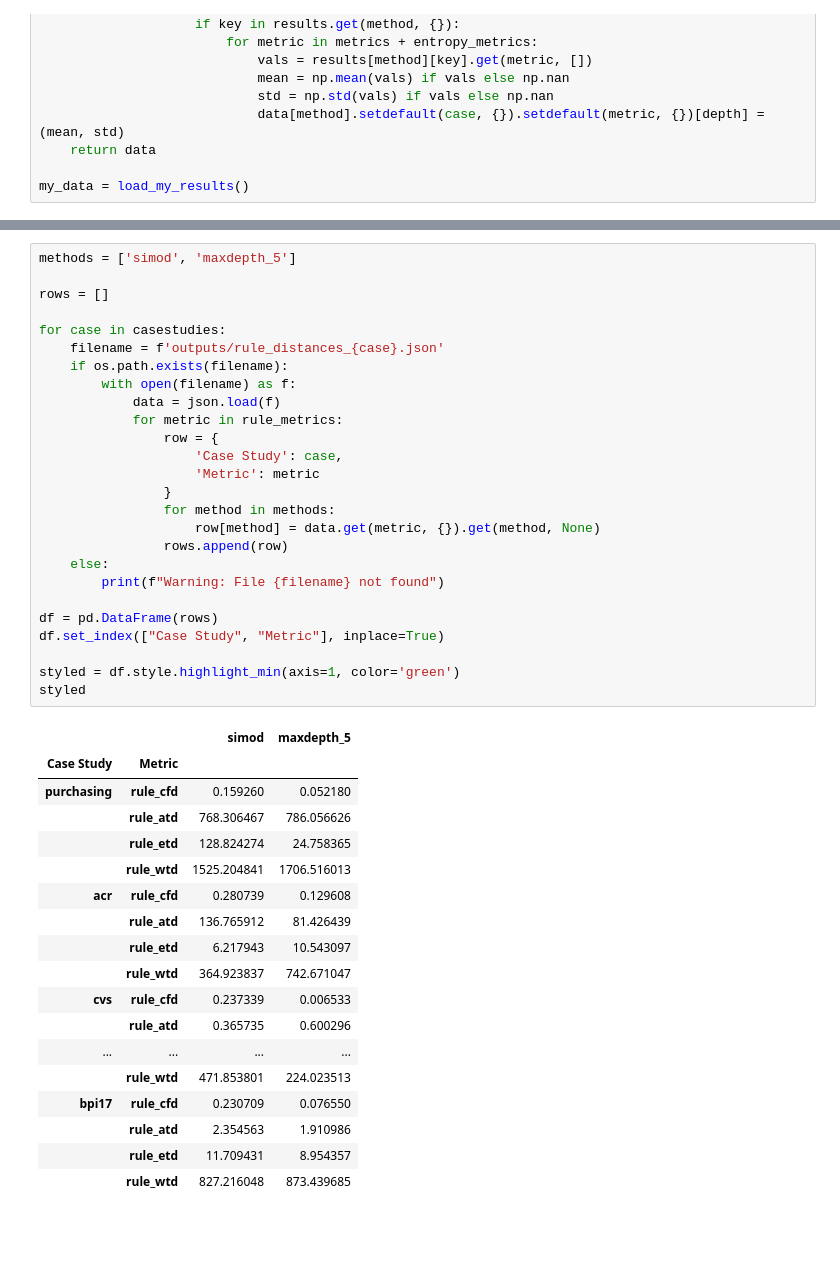
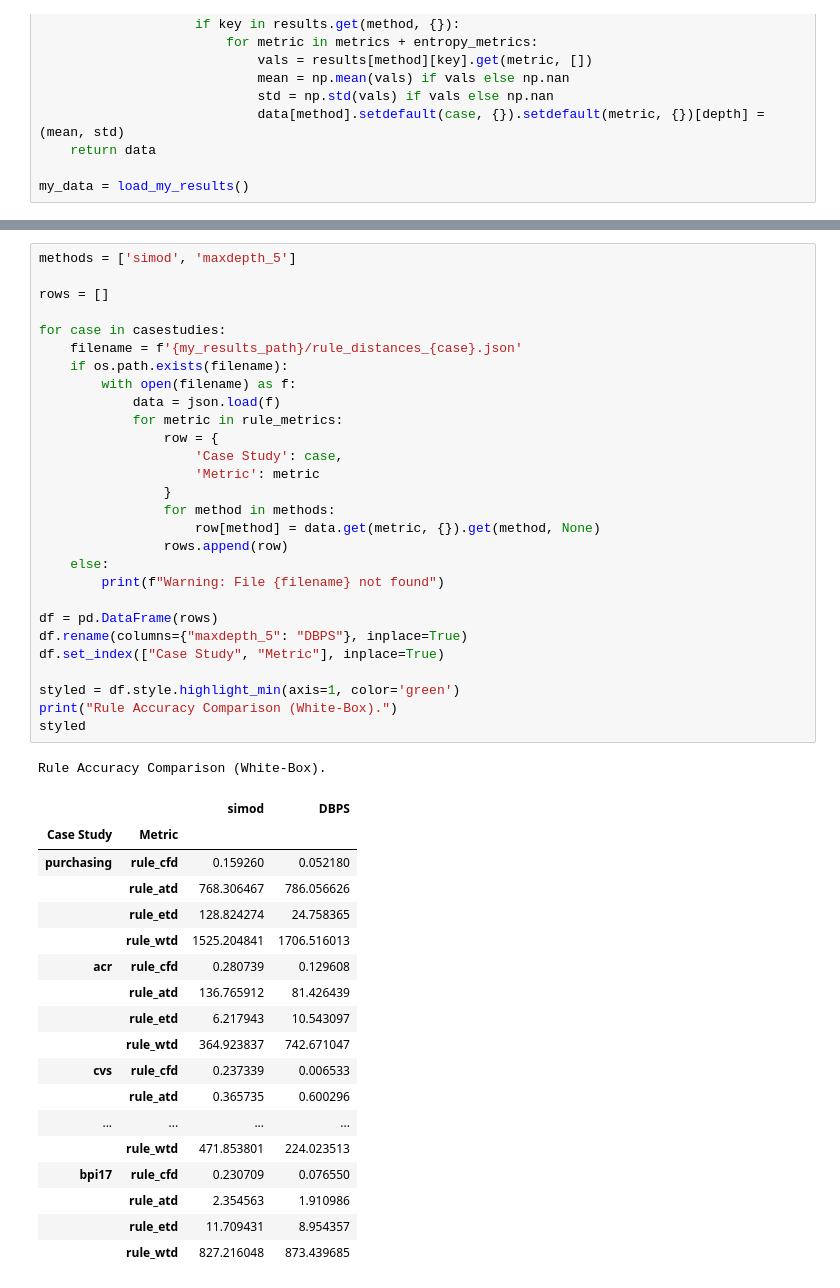
Before and after one commit to franvinci/prosit, a Jupyter notebook: analysis.ipynb, the cells around one changed output, grey strips where cells are left out. Saved outputs shown, nothing was run; the diff lists cells and outputs as text; blank space fills up the shorter version.

```diff
--- a/analysis.ipynb
+++ b/analysis.ipynb
@@ -210,31 +156,34 @@ styled_min
 # %%
 methods = ['simod', 'maxdepth_5']
 
 rows = []
 
 for case in casestudies:
-    filename = f'outputs/rule_distances_{case}.json'
+    filename = f'{my_results_path}/rule_distances_{case}.json'
     if os.path.exists(filename):
         with open(filename) as f:
             data = json.load(f)
             for metric in rule_metrics:
                 row = {
                     'Case Study': case,
                     'Metric': metric
                 }
                 for method in methods:
                     row[method] = data.get(metric, {}).get(method, None)
                 rows.append(row)
     else:
         print(f"Warning: File {filename} not found")
 
 df = pd.DataFrame(rows)
+df.rename(columns={"maxdepth_5": "DBPS"}, inplace=True)
 df.set_index(["Case Study", "Metric"], inplace=True)
 
 styled = df.style.highlight_min(axis=1, color='green')
+print("Rule Accuracy Comparison (White-Box).")
 styled
 # %% [output]
+Rule Accuracy Comparison (White-Box).
-|  |  | simod | maxdepth_5 |
+|  |  | simod | DBPS |
 | Case Study | Metric |  |  |
 | purchasing | rule_cfd | 0.159260 | 0.052180 |
 |  | rule_atd | 768.306467 | 786.056626 |
```
Also changed, not shown: parts of 10 cells of this notebook.
